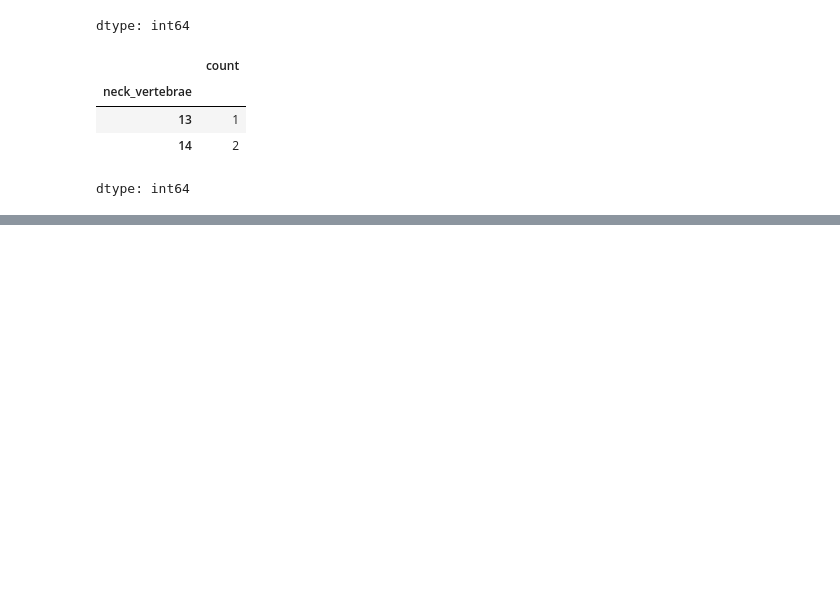
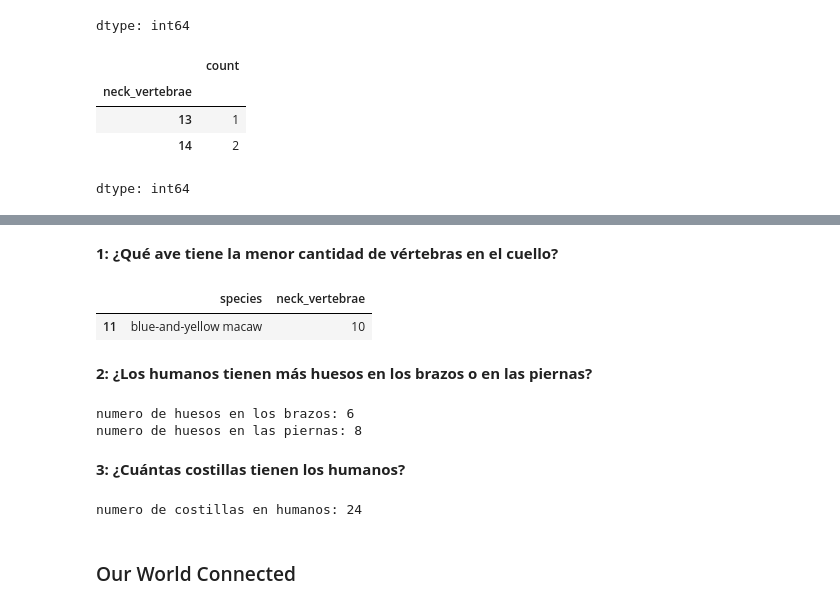
Before and after one commit to LuisAlonsoXP/Mineria_DE_Datos, a Jupyter notebook: mineria.ipynb, the cells around one changed output, grey strips where cells are left out. Cells and saved outputs as stored; diff of their text form; code cells hidden in the pictures; blank space fills up the shorter version.

```diff
--- a/mineria.ipynb
+++ b/mineria.ipynb
@@ -1808,0 +1842,27 @@ dtype: int64
+# %% [markdown]
+**1: ¿Qué ave tiene la menor cantidad de vértebras en el cuello?**
+# %%
+birds.query('neck_vertebrae == neck_vertebrae.min()')
+# %% [output]
+|  | species | neck_vertebrae |
+| 11 | blue-and-yellow macaw | 10 |
+# %% [markdown]
+**2: ¿Los humanos tienen más huesos en los brazos o en las piernas?**
+# %%
+arm_bones = df.query('region == "arm"')
+print(f"numero de huesos en los brazos: {len(arm_bones)}")
+
+leg_bones = df.query('region == "leg"')
+print(f"numero de huesos en las piernas: {len(leg_bones)}")
+# %% [output]
+numero de huesos en los brazos: 6
+numero de huesos en las piernas: 8
+# %% [markdown]
+**3: ¿Cuántas costillas tienen los humanos?**
+# %%
+rib_bones = df[df['name'].str.contains('rib', na=False)]
+print(f"numero de costillas en humanos: {rib_bones.shape[0]}")
+# %% [output]
+numero de costillas en humanos: 24
+# %% [markdown]
+### Our World Connected
```
Also changed, not shown: parts of 10 cells of this notebook.
